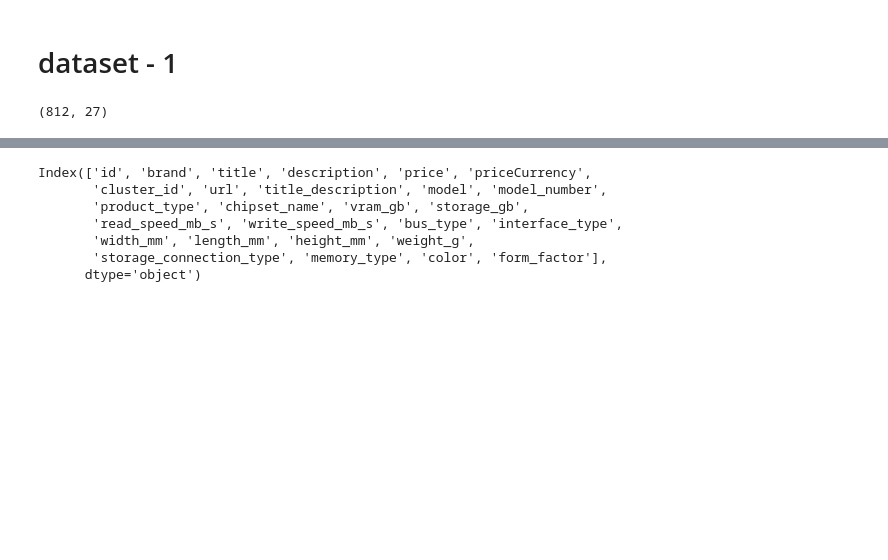
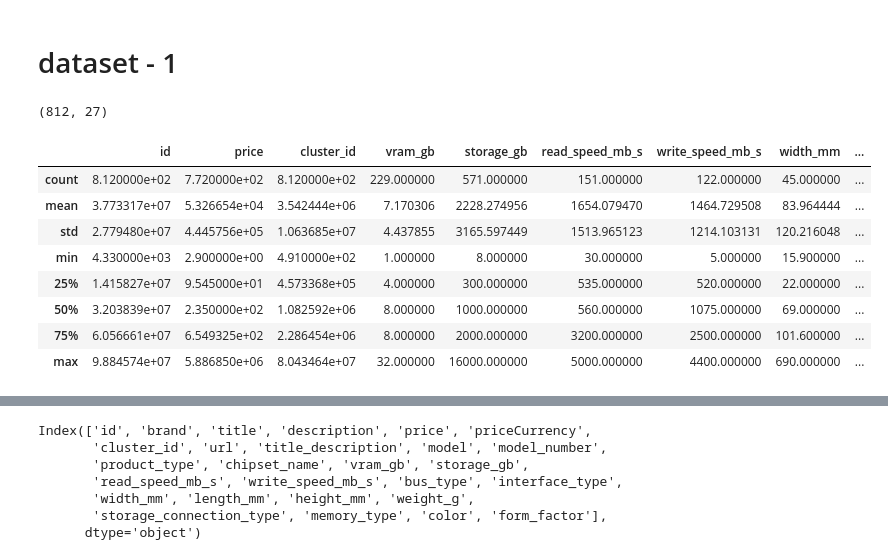
Before and after one commit to marmeepandya/RAGCleaner, a Jupyter notebook: 2.data_exploration1.1.ipynb, the cells around one changed output, grey strips where cells are left out. Cells and saved outputs as stored; diff of their text form; code cells hidden in the pictures; blank space fills up the shorter version.

```diff
--- a/2.data_exploration1.1.ipynb
+++ b/2.data_exploration1.1.ipynb
@@ -13,3 +13,15 @@ df = pd.DataFrame(data)
 print(df.shape)
 # %% [output]
 (812, 27)
+# %%
+df.describe()
+# %% [output]
+|  | id | price | cluster_id | vram_gb | storage_gb | read_speed_mb_s | write_speed_mb_s | width_mm | ... |
+| count | 8.120000e+02 | 7.720000e+02 | 8.120000e+02 | 229.000000 | 571.000000 | 151.000000 | 122.000000 | 45.000000 | ... |
+| mean | 3.773317e+07 | 5.326654e+04 | 3.542444e+06 | 7.170306 | 2228.274956 | 1654.079470 | 1464.729508 | 83.964444 | ... |
+| std | 2.779480e+07 | 4.445756e+05 | 1.063685e+07 | 4.437855 | 3165.597449 | 1513.965123 | 1214.103131 | 120.216048 | ... |
+| min | 4.330000e+03 | 2.900000e+00 | 4.910000e+02 | 1.000000 | 8.000000 | 30.000000 | 5.000000 | 15.900000 | ... |
+| 25% | 1.415827e+07 | 9.545000e+01 | 4.573368e+05 | 4.000000 | 300.000000 | 535.000000 | 520.000000 | 22.000000 | ... |
+| 50% | 3.203839e+07 | 2.350000e+02 | 1.082592e+06 | 8.000000 | 1000.000000 | 560.000000 | 1075.000000 | 69.000000 | ... |
+| 75% | 6.056661e+07 | 6.549325e+02 | 2.286454e+06 | 8.000000 | 2000.000000 | 3200.000000 | 2500.000000 | 101.600000 | ... |
+| max | 9.884574e+07 | 5.886850e+06 | 8.043464e+07 | 32.000000 | 16000.000000 | 5000.000000 | 4400.000000 | 690.000000 | ... |
```
Also changed, not shown: parts of 1 cell of this notebook, 21 other files.
